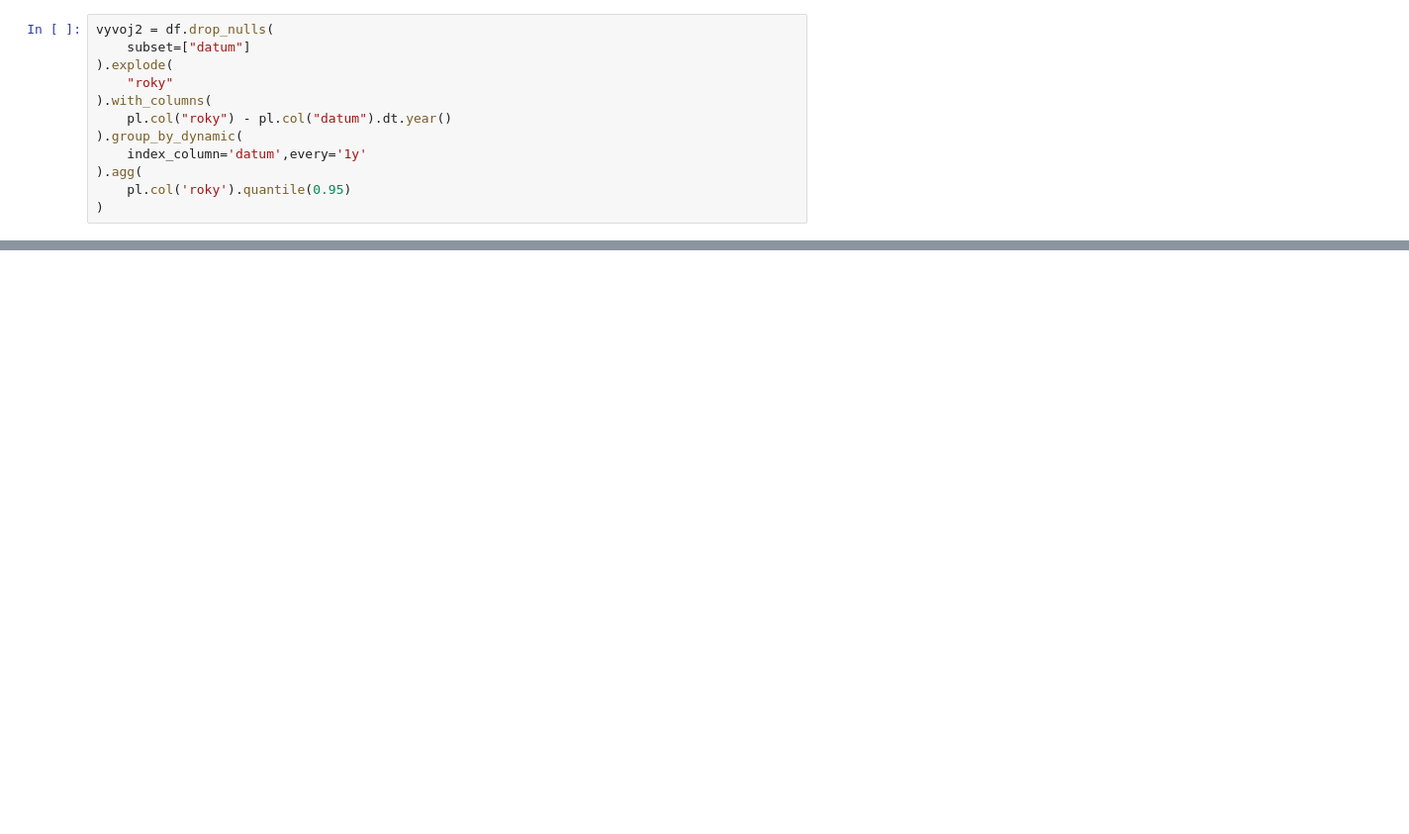
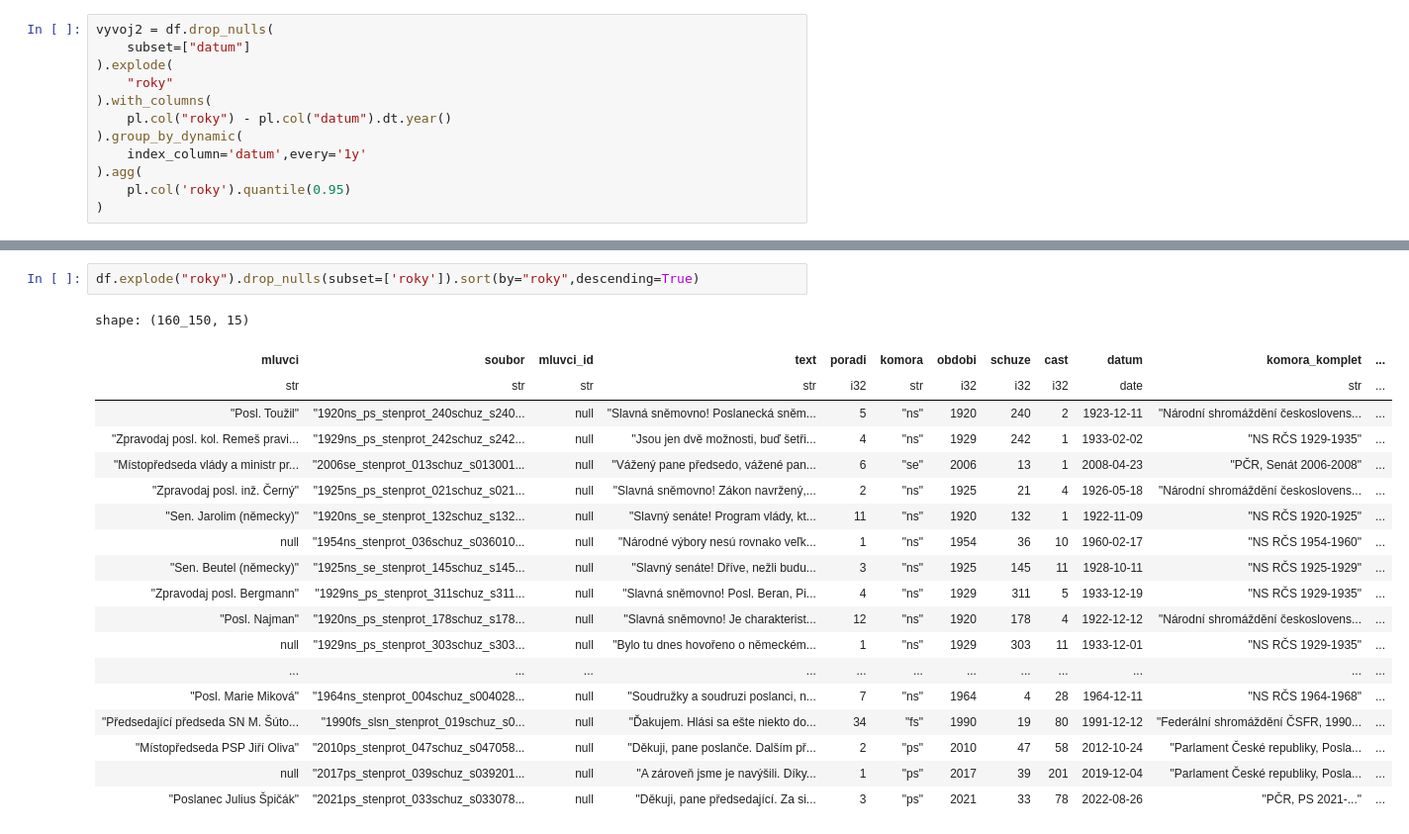
Before and after one commit to DataRozhlas/stenoprotokoly, a Jupyter notebook: 103_minulost_budoucnost.ipynb, the cells around one changed output, grey strips where cells are left out. Shown at 99% size. Cells and saved outputs as stored; diff of their text form; blank space fills up the shorter version.

```diff
--- a/103_minulost_budoucnost.ipynb
+++ b/103_minulost_budoucnost.ipynb
@@ -97,3 +100,25 @@ alt.Chart(
 ).mark_bar().encode(alt.X('datum:T'),alt.Y('roky:Q'))
 # %% [output]
 [interactive output not drawn]
+# %%
+df.explode("roky").drop_nulls(subset=['roky']).sort(by="roky",descending=True)
+# %% [output]
+shape: (160_150, 15)
+| mluvci | soubor | mluvci_id | text | poradi | komora | obdobi | schuze | cast | datum | komora_komplet | ... |
+| str | str | str | str | i32 | str | i32 | i32 | i32 | date | str | ... |
+| "Posl. Toužil" | "1920ns_ps_stenprot_240schuz_s240... | null | "Slavná sněmovno! Poslanecká sněm... | 5 | "ns" | 1920 | 240 | 2 | 1923-12-11 | "Národní shromáždění českoslovens... | ... |
+| "Zpravodaj posl. kol. Remeš pravi... | "1929ns_ps_stenprot_242schuz_s242... | null | "Jsou jen dvě možnosti, buď šetři... | 4 | "ns" | 1929 | 242 | 1 | 1933-02-02 | "NS RČS 1929-1935" | ... |
+| "Místopředseda vlády a ministr pr... | "2006se_stenprot_013schuz_s013001... | null | "Vážený pane předsedo, vážené pan... | 6 | "se" | 2006 | 13 | 1 | 2008-04-23 | "PČR, Senát 2006-2008" | ... |
+| "Zpravodaj posl. inž. Černý" | "1925ns_ps_stenprot_021schuz_s021... | null | "Slavná sněmovno! Zákon navržený,... | 2 | "ns" | 1925 | 21 | 4 | 1926-05-18 | "Národní shromáždění českoslovens... | ... |
+| "Sen. Jarolim (německy)" | "1920ns_se_stenprot_132schuz_s132... | null | "Slavný senáte! Program vlády, kt... | 11 | "ns" | 1920 | 132 | 1 | 1922-11-09 | "NS RČS 1920-1925" | ... |
+| null | "1954ns_stenprot_036schuz_s036010... | null | "Národné výbory nesú rovnako veľk... | 1 | "ns" | 1954 | 36 | 10 | 1960-02-17 | "NS RČS 1954-1960" | ... |
+| "Sen. Beutel (německy)" | "1925ns_se_stenprot_145schuz_s145... | null | "Slavný senáte! Dříve, nežli budu... | 3 | "ns" | 1925 | 145 | 11 | 1928-10-11 | "NS RČS 1925-1929" | ... |
+| "Zpravodaj posl. Bergmann" | "1929ns_ps_stenprot_311schuz_s311... | null | "Slavná sněmovno! Posl. Beran, Pi... | 4 | "ns" | 1929 | 311 | 5 | 1933-12-19 | "NS RČS 1929-1935" | ... |
+| "Posl. Najman" | "1920ns_ps_stenprot_178schuz_s178... | null | "Slavná sněmovno! Je charakterist... | 12 | "ns" | 1920 | 178 | 4 | 1922-12-12 | "Národní shromáždění českoslovens... | ... |
+| null | "1929ns_ps_stenprot_303schuz_s303... | null | "Bylo tu dnes hovořeno o německém... | 1 | "ns" | 1929 | 303 | 11 | 1933-12-01 | "NS RČS 1929-1935" | ... |
+| ... | ... | ... | ... | ... | ... | ... | ... | ... | ... | ... | ... |
+| "Posl. Marie Miková" | "1964ns_stenprot_004schuz_s004028... | null | "Soudružky a soudruzi poslanci, n... | 7 | "ns" | 1964 | 4 | 28 | 1964-12-11 | "NS RČS 1964-1968" | ... |
+| "Předsedající předseda SN M. Šúto... | "1990fs_slsn_stenprot_019schuz_s0... | null | "Ďakujem. Hlási sa ešte niekto do... | 34 | "fs" | 1990 | 19 | 80 | 1991-12-12 | "Federální shromáždění ČSFR, 1990... | ... |
+| "Místopředseda PSP Jiří Oliva" | "2010ps_stenprot_047schuz_s047058... | null | "Děkuji, pane poslanče. Dalším př... | 2 | "ps" | 2010 | 47 | 58 | 2012-10-24 | "Parlament České republiky, Posla... | ... |
+| null | "2017ps_stenprot_039schuz_s039201... | null | "A zároveň jsme je navýšili. Díky... | 1 | "ps" | 2017 | 39 | 201 | 2019-12-04 | "Parlament České republiky, Posla... | ... |
+| "Poslanec Julius Špičák" | "2021ps_stenprot_033schuz_s033078... | null | "Děkuji, pane předsedající. Za si... | 3 | "ps" | 2021 | 33 | 78 | 2022-08-26 | "PČR, PS 2021-..." | ... |
```
Also changed, not shown: parts of 2 cells of this notebook, 4 other files.
